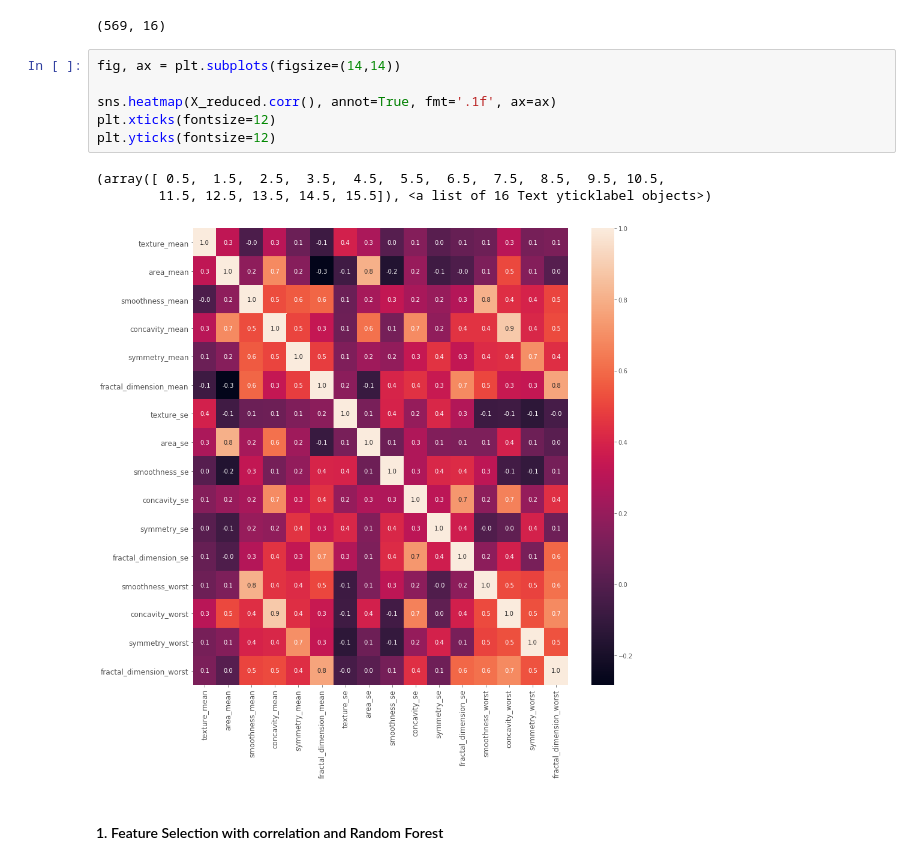
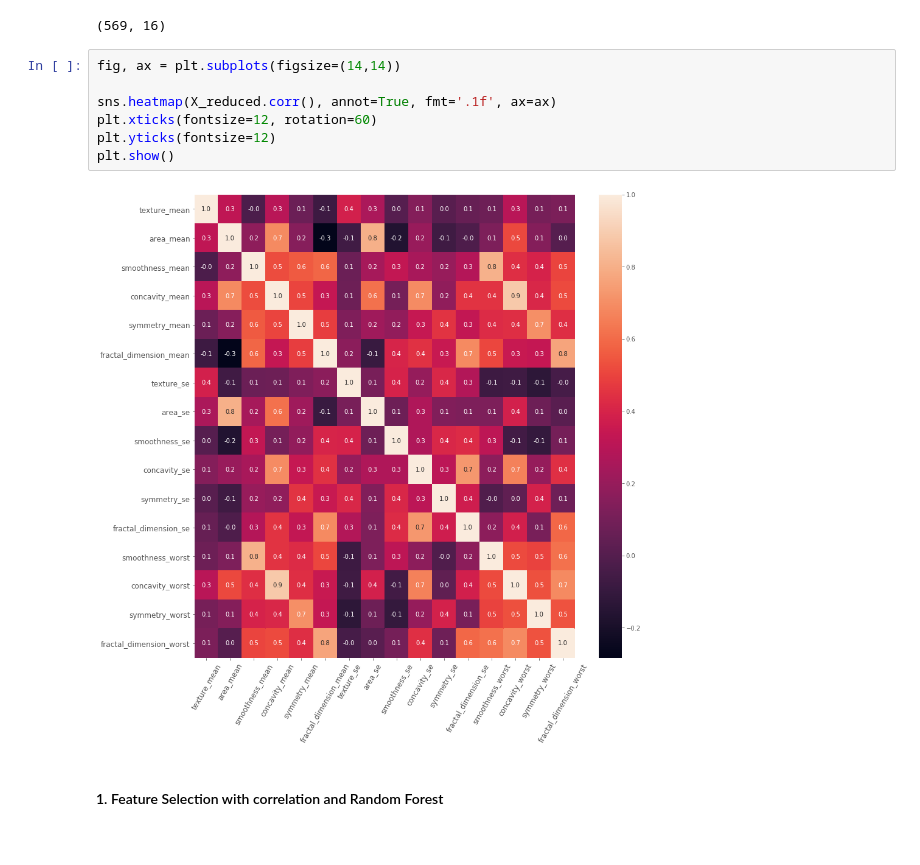
Before and after one commit to HGPai/Feature-Selection-and-Data-Visualization, a Jupyter notebook: Feature selection and Data visualization.ipynb, the cells around one changed output. Drawn from its saved outputs; the diff is of its cells as text.

```diff
--- a/Feature selection and Data visualization.ipynb
+++ b/Feature selection and Data visualization.ipynb
@@ -121,13 +118,12 @@ X_reduced.shape
 # %%
 fig, ax = plt.subplots(figsize=(14,14))
 
 sns.heatmap(X_reduced.corr(), annot=True, fmt='.1f', ax=ax)
-plt.xticks(fontsize=12)
+plt.xticks(fontsize=12, rotation=60)
 plt.yticks(fontsize=12)
+plt.show()
 # %% [output]
-(array([ 0.5,  1.5,  2.5,  3.5,  4.5,  5.5,  6.5,  7.5,  8.5,  9.5, 10.5,
-        11.5, 12.5, 13.5, 14.5, 15.5]), <a list of 16 Text yticklabel objects>)
-[figure, old version]
+[figure, new version]
 # %% [markdown]
 #### 1. Feature Selection with correlation and Random Forest
 # %% [markdown]
```
Also changed, not shown: parts of 3 cells of this notebook.
